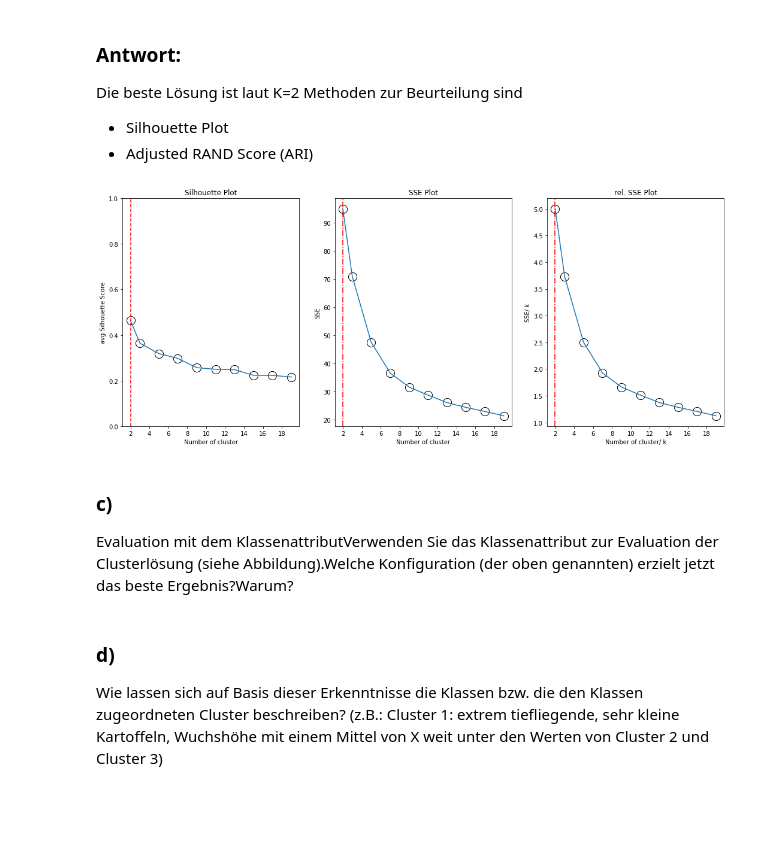
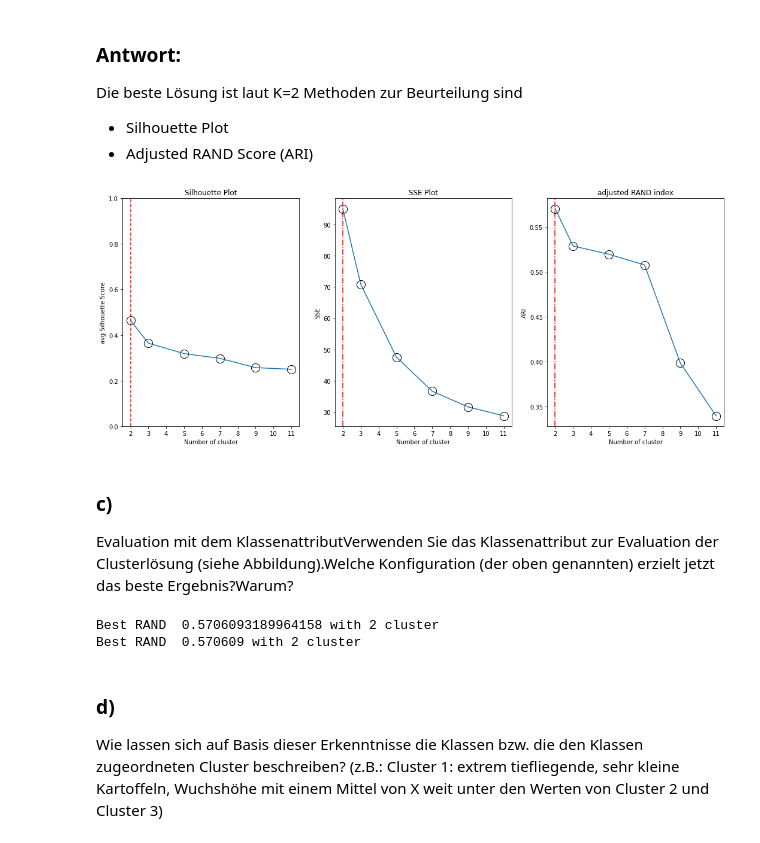
Before and after one commit to Wirtschaftsinformatik/DataMining, a Jupyter notebook: BI/Homework/Homework 3.ipynb, the cells around one changed output. Saved outputs shown, nothing was run; the diff lists cells and outputs as text; code cells hidden in the pictures; blank space fills up the shorter version.

```diff
--- a/BI/Homework/Homework 3.ipynb
+++ b/BI/Homework/Homework 3.ipynb
@@ -78,15 +78,11 @@ for k in n_cluster:
 				   random_state=0,
 				   n_init=10,
 				   max_iter=300)
-	model_predict = model.fit_predict(X)
-	silhouette_score_avg = silhouette_score(X, model_predict)
-	sample_silhouette_values = silhouette_samples(X, model_predict)
+	y_predict = model.fit_predict(X)
+	silhouette_score_avg = silhouette_score(X, y_predict)
+	sample_silhouette_values = silhouette_samples(X, y_predict)
 	sse = model.inertia_
-
-	# validate against known cluster
-	# from sklearn.metrics import adjusted_rand_score
-	RAND_index=adjusted_rand_score(y, model_predict)
-	#print('RAND: {:.2f}'.format(RAND_index))
+	rand=adjusted_rand_score(labels_true=np.array(y), labels_pred=y_predict)
 
 	# Create a subplot with 1 row and 2 columns
 	fig, (ax1, ax2) = plt.subplots(1, 2)
@@ -103,7 +99,7 @@ for k in n_cluster:
 	for i in range(k):
 		# Aggregate the silhouette scores for samples belonging to
 		# cluster i, and sort them
-		ith_cluster_silhouette_values = sample_silhouette_values[model_predict == i]
+		ith_cluster_silhouette_values = sample_silhouette_values[y_predict == i]
 		ith_cluster_silhouette_values.sort()
 
 		size_cluster_i = ith_cluster_silhouette_values.shape[0]
@@ -131,7 +127,7 @@ for k in n_cluster:
 	ax1.axvline(x=silhouette_score_avg, color="red", linestyle="--")
 
 	# 2nd Plot showing the actual clusters formed
-	colors = cm.nipy_spectral(model_predict.astype(float) / k)
+	colors = cm.nipy_spectral(y_predict.astype(float) / k)
 	ax2.scatter(X[:, 0], X[:, 1], marker='.', s=30, lw=0, alpha=0.7,
 				c=colors, edgecolor='k')
 
@@ -156,13 +152,12 @@ for k in n_cluster:
 	plt.show()
 
 	silhouette_data_dict = dict(number_of_clusters=k,
-								silhouette_score_avg=silhouette_score(X, model_predict),
-								sample_silhouette_values=silhouette_samples(X, model_predict),
+								silhouette_score_avg=silhouette_score(X, y_predict),
+								sample_silhouette_values=silhouette_samples(X, y_predict),
 								sse=sse,
-                                model_predict=model_predict,
-                                RAND_index=RAND_index)
+                                y_predict=y_predict,
+                                rand=rand)
 	silhouette_data = silhouette_data.append(silhouette_data_dict, ignore_index=True)
-
 max_avg = silhouette_data['silhouette_score_avg'].max()
 best_k_silhouette = silhouette_data[silhouette_data['silhouette_score_avg'] == max_avg]['number_of_clusters'][0]
 print('Best Silhouette Coefficient with number of clusters {:d}'.format(best_k_silhouette))
@@ -182,2 +173,10 @@ print('Best SSE Coefficient with number of clusters {:d}'.format(best_k_silhouet
 Best Silhouette Coefficient with number of clusters 2
 Best SSE Coefficient with number of clusters 2
+# %%
+print('rand array : {}'.format(silhouette_data['rand']))
+best_RAND = abs((silhouette_data['rand'])).max()
+#print((silhouette_data['rand']))
+best_RAND_index = (silhouette_data[silhouette_data['rand'] == best_RAND]).index
+#print('best_RAND_index {}'.format(best_RAND_index))
+best_k_RAND = silhouette_data.iloc[best_RAND_index]['number_of_clusters'].values[0]
+#print('best_RAND_k {}'.format(best_k_RAND))
@@ -192,40 +199,40 @@ fig, ax = plt.subplots(1, 3)
 fig.set_size_inches(18, 7)
 
 x = silhouette_data['number_of_clusters']
-y = (silhouette_data['sse'])/k
+y = (silhouette_data['rand'])
 ax[2].set_xlabel('Number of cluster')
 ax[2].xaxis.set_major_locator(MaxNLocator(integer=True))
-ax[2].set_ylabel('SSE/ k')
-ax[2].set_title('rel. SSE Plot')
+ax[2].set_ylabel('ARI')
+ax[2].set_title('adjusted RAND index')
 ax[2].plot(x, y)
 ax[2].scatter(x, y, marker='o', c="white", alpha=1, s=200, edgecolor='k')
-ax[2].axvline(x=best_k_sse, color="red", linestyle="-.")
+ax[2].axvline(x=best_k_RAND, color="red", linestyle="-.")
 
 
 x = silhouette_data['number_of_clusters']
 y = silhouette_data['sse']
 ax[1].set_xlabel('Number of cluster')
 ax[1].xaxis.set_major_locator(MaxNLocator(integer=True))
 ax[1].set_ylabel('SSE')
 ax[1].set_title('SSE Plot')
 ax[1].plot(x, y)
 ax[1].scatter(x, y, marker='o', c="white", alpha=1, s=200, edgecolor='k')
 ax[1].axvline(x=best_k_sse, color="red", linestyle="-.")
 
 x = silhouette_data['number_of_clusters']
 y = silhouette_data['silhouette_score_avg']
 ax[0].set_xlabel('Number of cluster')
 ax[0].xaxis.set_major_locator(MaxNLocator(integer=True))
 ax[0].set_ylabel('avg Silhouette Score')
 ax[0].set_ylim(0, 1)
 ax[0].set_title('Silhouette Plot')
 ax[0].plot(x, y, )
 ax[0].scatter(x, y, marker='o', c="white", alpha=1, s=200, edgecolor='k')
 ax[0].axvline(x=best_k_silhouette, color="red", linestyle="--")
 
 plt.show()
 # %% [output]
-[figure, old version]
+[figure, new version]
 # %% [markdown]
 ### c)
 Evaluation mit dem KlassenattributVerwenden Sie das Klassenattribut zur Evaluation der Clusterlösung (siehe Abbildung).Welche Konfiguration (der oben genannten) erzielt jetzt das beste Ergebnis?Warum?
@@ -237,3 +239,9 @@ print('Best RAND index {:3f} with {:.0f} cluster'.format(best_RAND_index, best_k
+# %%
+print('Best RAND  {} with {} cluster'.format(best_RAND, best_k_RAND))
+print('Best RAND  {:3f} with {:.0f} cluster'.format(best_RAND, best_k_RAND))
+# %% [output]
+Best RAND  0.5706093189964158 with 2 cluster
+Best RAND  0.570609 with 2 cluster
 # %% [markdown]
 ### d)
 Wie lassen sich auf Basis dieser Erkenntnisse die Klassen bzw. die den Klassen
```
Also changed, not shown: parts of 6 cells of this notebook.
